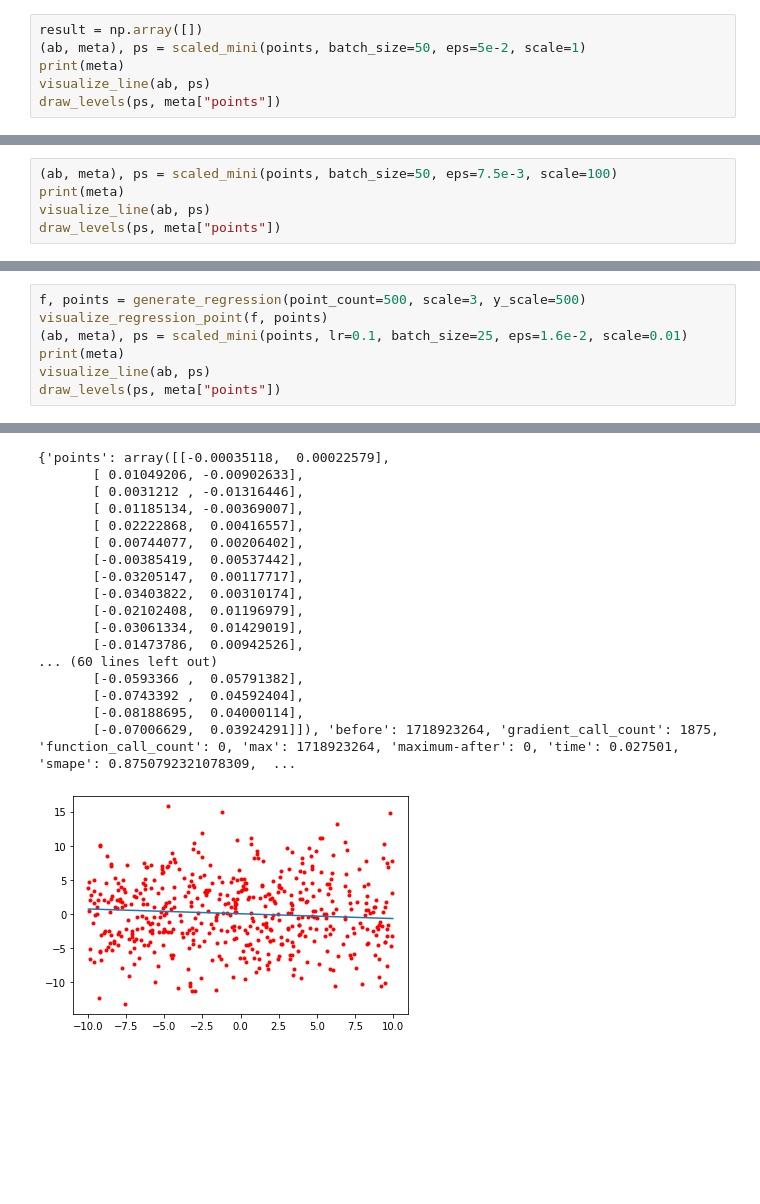
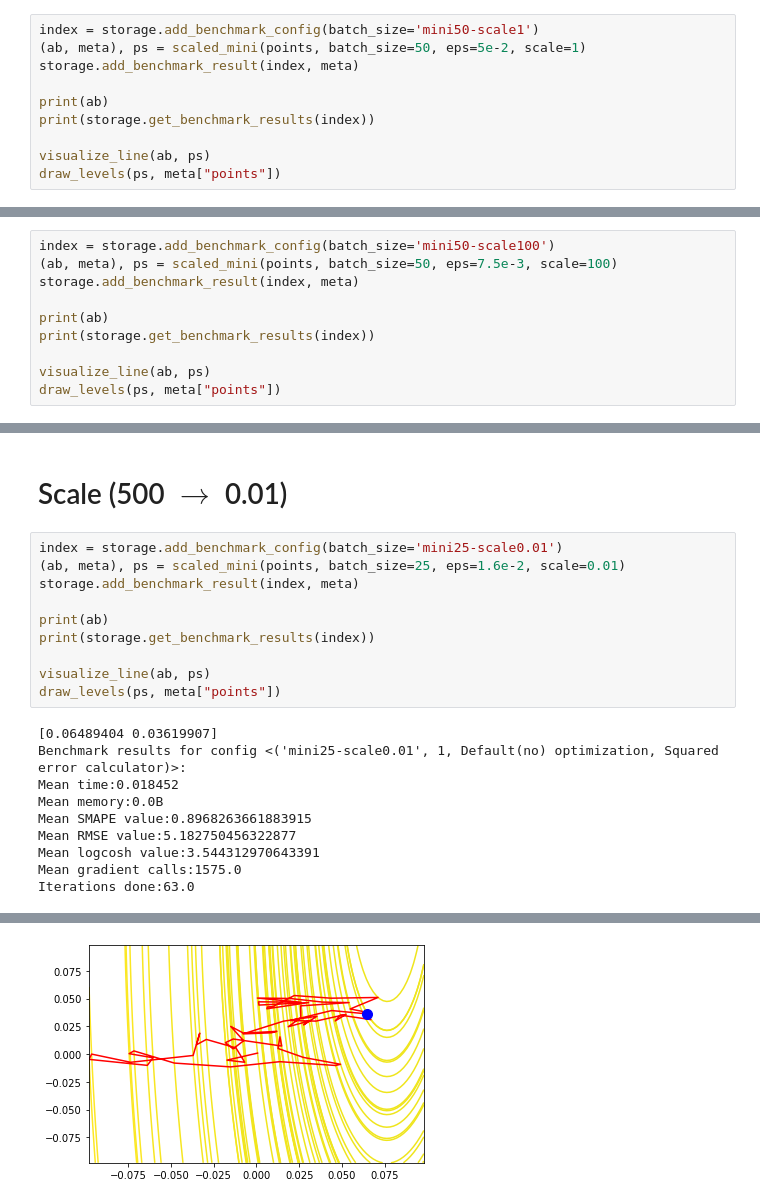
Before and after one commit to EasySocHacks/Optimization-Methods-IFMO, a Jupyter notebook: HW2/2.2.ipynb, the cells around one changed output, grey strips where cells are left out. Saved outputs shown, nothing was run; the diff lists cells and outputs as text; blank space fills up the shorter version.

```diff
--- a/HW2/2.2.ipynb
+++ b/HW2/2.2.ipynb
@@ -19,7 +16,11 @@ storage = BenchmarkStorage()
 # %%
-result = np.array([])
+index = storage.add_benchmark_config(batch_size='mini50-scale1')
 (ab, meta), ps = scaled_mini(points, batch_size=50, eps=5e-2, scale=1)
-print(meta)
+storage.add_benchmark_result(index, meta)
+
+print(ab)
+print(storage.get_benchmark_results(index))
+
 visualize_line(ab, ps)
 draw_levels(ps, meta["points"])
 # %% [output]
@@ -45,6 +40,11 @@ draw_levels(ps, meta["points"])
 # %%
+index = storage.add_benchmark_config(batch_size='mini50-scale100')
 (ab, meta), ps = scaled_mini(points, batch_size=50, eps=7.5e-3, scale=100)
-print(meta)
+storage.add_benchmark_result(index, meta)
+
+print(ab)
+print(storage.get_benchmark_results(index))
+
 visualize_line(ab, ps)
 draw_levels(ps, meta["points"])
 # %% [output]
@@ -60,8 +73,22 @@ draw_levels(ps, meta["points"])
+# %% [markdown]
+# Scale (500 $\rightarrow$ 0.01)
 # %%
-f, points = generate_regression(point_count=500, scale=3, y_scale=500)
-visualize_regression_point(f, points)
-(ab, meta), ps = scaled_mini(points, lr=0.1, batch_size=25, eps=1.6e-2, scale=0.01)
-print(meta)
+index = storage.add_benchmark_config(batch_size='mini25-scale0.01')
+(ab, meta), ps = scaled_mini(points, batch_size=25, eps=1.6e-2, scale=0.01)
+storage.add_benchmark_result(index, meta)
+
+print(ab)
+print(storage.get_benchmark_results(index))
+
 visualize_line(ab, ps)
 draw_levels(ps, meta["points"])
 # %% [output]
+[0.06489404 0.03619907]
+Benchmark results for config <('mini25-scale0.01', 1, Default(no) optimization, Squared error calculator)>:
+Mean time:0.018452
+Mean memory:0.0B
+Mean SMAPE value:0.8968263661883915
+Mean RMSE value:5.182750456322877
+Mean logcosh value:3.544312970643391
+Mean gradient calls:1575.0
+Iterations done:63.0
@@ -69,18 +96 @@ draw_levels(ps, meta["points"])
-{'points': array([[-0.00035118,  0.00022579],
-       [ 0.01049206, -0.00902633],
-       [ 0.0031212 , -0.01316446],
-       [ 0.01185134, -0.00369007],
-       [ 0.02222868,  0.00416557],
-       [ 0.00744077,  0.00206402],
-       [-0.00385419,  0.00537442],
-       [-0.03205147,  0.00117717],
-       [-0.03403822,  0.00310174],
-       [-0.02102408,  0.01196979],
-       [-0.03061334,  0.01429019],
-       [-0.01473786,  0.00942526],
-... (60 lines left out)
-       [-0.0593366 ,  0.05791382],
-       [-0.0743392 ,  0.04592404],
-       [-0.08188695,  0.04000114],
-       [-0.07006629,  0.03924291]]), 'before': 1718923264, 'gradient_call_count': 1875, 'function_call_count': 0, 'max': 1718923264, 'maximum-after': 0, 'time': 0.027501, 'smape': 0.8750792321078309,  ...
-[figure, old version]
+[figure, new version]
```
Also changed, not shown: parts of 11 cells of this notebook, 7 other files.
